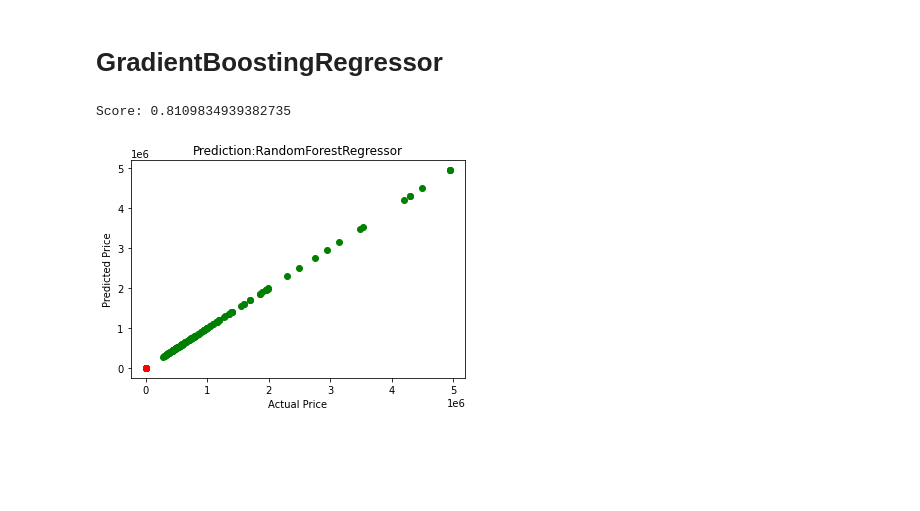
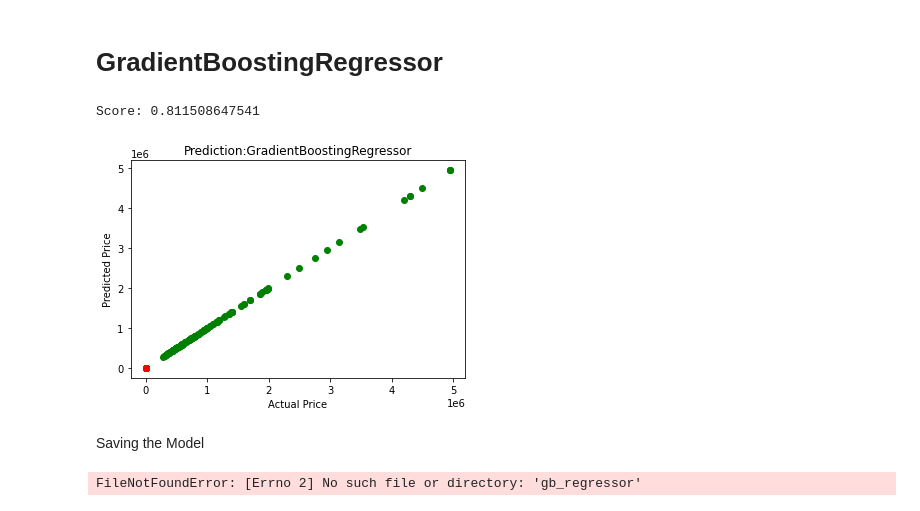
Before and after one commit to sainisheetal/real-estate-price-prediction, a Jupyter notebook: Model/models_testing.ipynb, the cells around one changed output. Drawn from its saved outputs; the diff is of its cells as text; code cells hidden in the pictures; blank space fills up the shorter version.

```diff
--- a/Model/models_testing.ipynb
+++ b/Model/models_testing.ipynb
@@ -72,7 +72,8 @@ df.drop(rem_col, axis=1, inplace=True)
 df = df[df["rooms_number"] <= 10]
 # %%
 # As i have divided the region and given 1 to 11 values. Now i am narrowing my dataset to region_no: 1
-df = df[df["region_no"] == 1]
+#df = df[df["region_no"] == 1]
+#brussels = df[df["region_no"] == 1]
 # %%
 df.region_no.value_counts()
 # %% [output]
@@ -130,8 +151,9 @@ a) Data Splitting
 from sklearn.linear_model import Lasso
 from sklearn.model_selection import train_test_split
 
+
 y= df['price']
-X= df[['living_area','rooms_number','facades_number','building_state', 'land_area','swimming_pool','building_state','open_fire','building_cond','garden_area']]
+X= df[['living_area','rooms_number','facades_number','building_state', 'land_area','swimming_pool','open_fire','building_cond','garden_area']]
 #splot
 X_train, X_test, y_train, y_test = train_test_split(X, y, test_size=0.3, random_state=36)
 print("The dimension of X_train is {}".format(X_train.shape))
@@ -321,29 +350,40 @@ plt.show()
 # %%
 # Train the model
 from sklearn.ensemble import GradientBoostingRegressor
-rf_regressor = GradientBoostingRegressor(n_estimators=40,random_state=42) #28 et 42
-rf_regressor.fit(X_train,y_train)
-rf_pred =rf_regressor.predict(X_test)
+gb_regressor = GradientBoostingRegressor(n_estimators=40,random_state=42) #28 et 42
+gb_regressor.fit(X_train,y_train)
+gb_pred =gb_regressor.predict(X_test)
 
-rf_pred =rf_regressor.predict(X_test)
+gb_pred =gb_regressor.predict(X_test)
 
 actual_GradientBoostingRegressor = X_test
 pred_GradientBoostingRegressor = y_test
 
 
 # Score
-rf_score=rf_regressor.score(X_test,y_test)
-print('Score:', rf_score)
+gb_score=gb_regressor.score(X_test,y_test)
+print('Score:', gb_score)
 # %% [output]
-Score: 0.8109834939382735
+Score: 0.811508647541
 # %%
 plt.scatter(X_test, actual_GradientBoostingRegressor, c='red')
 plt.scatter(y_test, pred_GradientBoostingRegressor, c='green')
 plt.xlabel('Actual Price')
 plt.ylabel('Predicted Price')
-plt.title('Prediction:RandomForestRegressor')
-plt.savefig('RandomForestRegressor.png')
+plt.title('Prediction:GradientBoostingRegressor')
+plt.savefig('GradientBoostingRegressor.png')
 
 plt.show()
 # %% [output]
-[figure, old version]
+[figure, new version]
+# %% [markdown]
+Saving the Model
+# %%
+import pickle
+
+pickle.dump(gb_pred, open('gb_regressor.pkl', 'wb'))
+load_model1 = pickle.load(open('gb_regressor', 'rb'))
+result1 = load_model1.score(X_test, y_test)
+print(result1)
+# %% [output]
+FileNotFoundError: [Errno 2] No such file or directory: 'gb_regressor'
```
Also changed, not shown: parts of 13 cells of this notebook, 20 other files.
